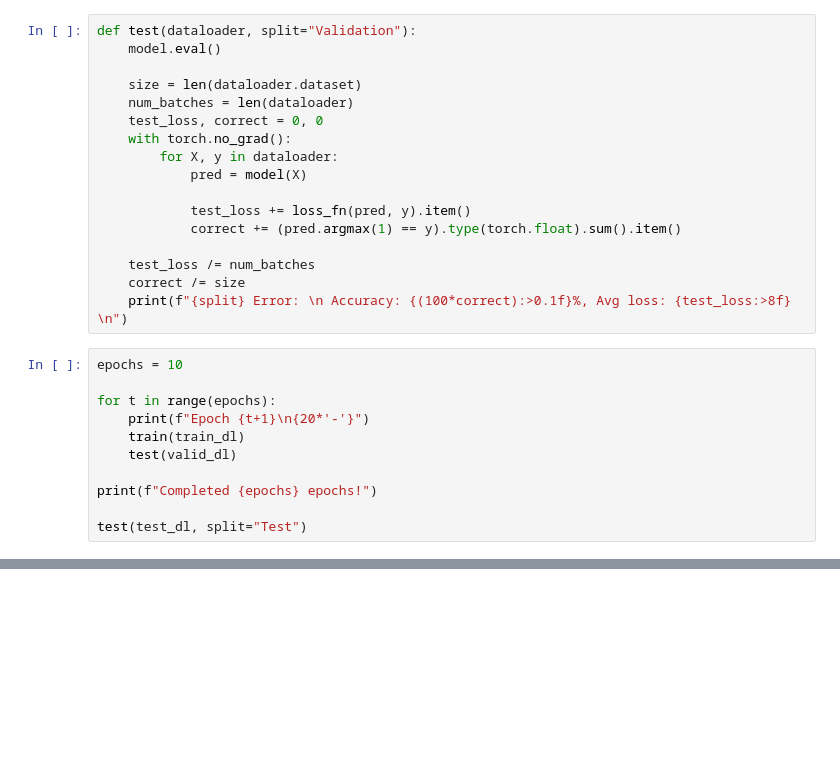
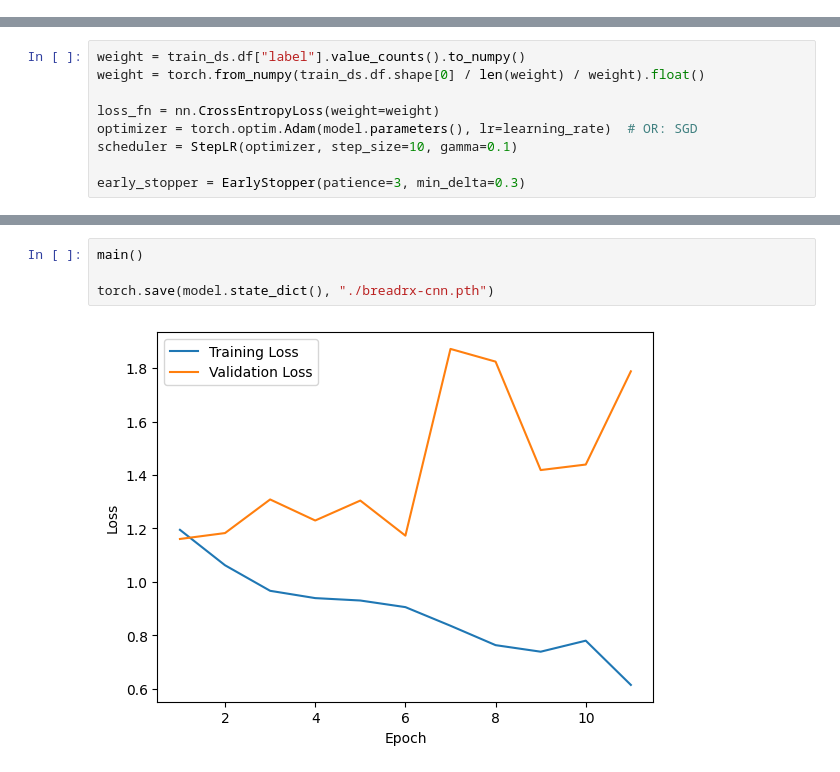
Before and after one commit to camfruss/breadrx, a Jupyter notebook: src/ml/model.ipynb, the cells around one changed output, grey strips where cells are left out. Saved outputs shown, nothing was run; the diff lists cells and outputs as text; blank space fills up the shorter version.

```diff
--- a/src/ml/model.ipynb
+++ b/src/ml/model.ipynb
@@ -112,28 +75,0 @@ def train(dataloader):
-# %%
-def test(dataloader, split="Validation"):
-    model.eval()
-
-    size = len(dataloader.dataset)
-    num_batches = len(dataloader)
-    test_loss, correct = 0, 0
-    with torch.no_grad():
-        for X, y in dataloader:
-            pred = model(X)
-
-            test_loss += loss_fn(pred, y).item()
-            correct += (pred.argmax(1) == y).type(torch.float).sum().item()
-
-    test_loss /= num_batches
-    correct /= size
-    print(f"{split} Error: \n Accuracy: {(100*correct):>0.1f}%, Avg loss: {test_loss:>8f} \n")
-# %%
-epochs = 10
-
-for t in range(epochs):
-    print(f"Epoch {t+1}\n{20*'-'}")
-    train(train_dl)
-    test(valid_dl)
-
-print(f"Completed {epochs} epochs!")
-
-test(test_dl, split="Test")
@@ -143,0 +76,9 @@ RuntimeError: mat1 and mat2 shapes cannot be multiplied (64x13456 and 512x128)
+# %%
+weight = train_ds.df["label"].value_counts().to_numpy()
+weight = torch.from_numpy(train_ds.df.shape[0] / len(weight) / weight).float()
+
+loss_fn = nn.CrossEntropyLoss(weight=weight)
+optimizer = torch.optim.Adam(model.parameters(), lr=learning_rate)  # OR: SGD
+scheduler = StepLR(optimizer, step_size=10, gamma=0.1)
+
+early_stopper = EarlyStopper(patience=3, min_delta=0.3)
@@ -143,0 +141,6 @@ RuntimeError: mat1 and mat2 shapes cannot be multiplied (64x13456 and 512x128)
+# %%
+main()
+
+torch.save(model.state_dict(), "./breadrx-cnn.pth")
+# %% [output]
+[figure, added]
```
Also changed, not shown: parts of 20 cells of this notebook, 13 other files.
